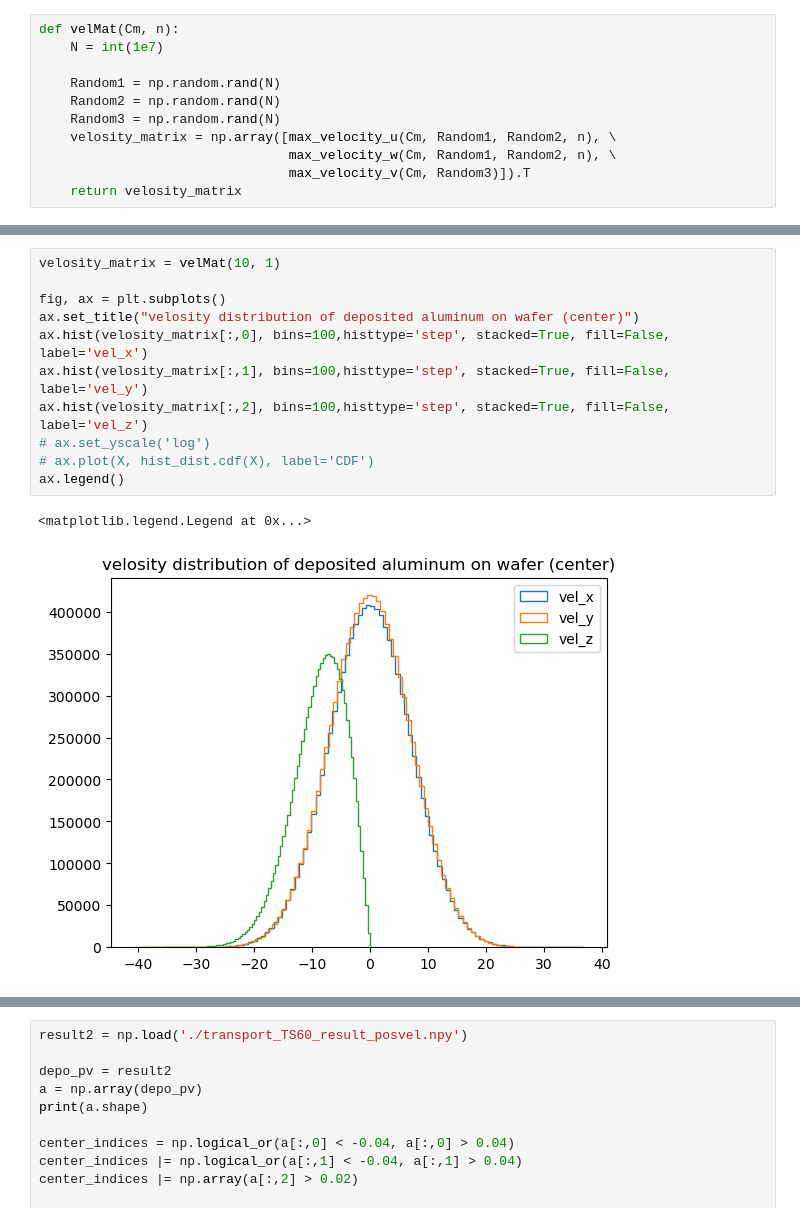
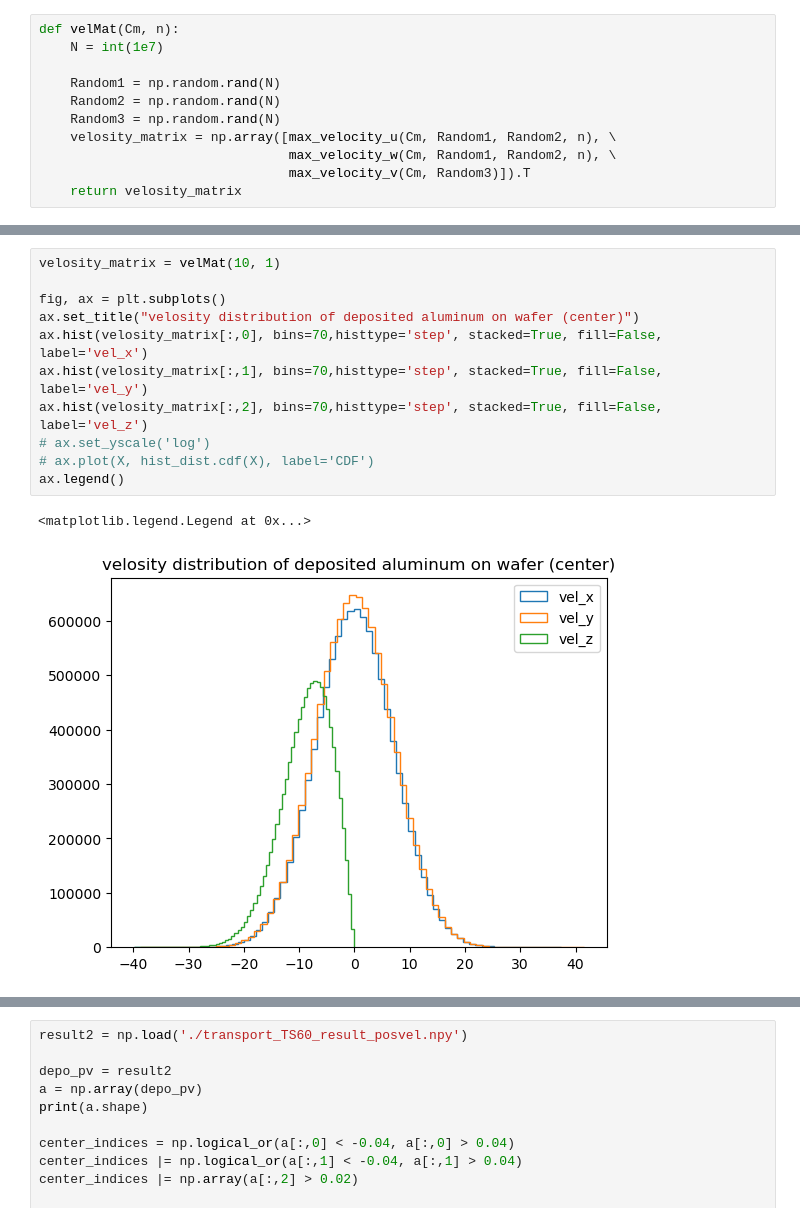
Before and after one commit to ararakitsubasa/etching, a Jupyter notebook: cosin_distrubution.ipynb, the cells around one changed output, grey strips where cells are left out. Drawn from its saved outputs; the diff is of its cells as text.

```diff
--- a/cosin_distrubution.ipynb
+++ b/cosin_distrubution.ipynb
@@ -45,14 +147,14 @@ ax.legend()
 # %%
 velosity_matrix = velMat(10, 1)
 
 fig, ax = plt.subplots()
 ax.set_title("velosity distribution of deposited aluminum on wafer (center)")
-ax.hist(velosity_matrix[:,0], bins=100,histtype='step', stacked=True, fill=False, label='vel_x')
-ax.hist(velosity_matrix[:,1], bins=100,histtype='step', stacked=True, fill=False, label='vel_y')
-ax.hist(velosity_matrix[:,2], bins=100,histtype='step', stacked=True, fill=False, label='vel_z')
+ax.hist(velosity_matrix[:,0], bins=70,histtype='step', stacked=True, fill=False, label='vel_x')
+ax.hist(velosity_matrix[:,1], bins=70,histtype='step', stacked=True, fill=False, label='vel_y')
+ax.hist(velosity_matrix[:,2], bins=70,histtype='step', stacked=True, fill=False, label='vel_z')
 # ax.set_yscale('log')
 # ax.plot(X, hist_dist.cdf(X), label='CDF')
 ax.legend()
 # %% [output]
 <matplotlib.legend.Legend at 0x...>
-[figure, old version]
+[figure, new version]
```
Also changed, not shown: parts of 15 cells of this notebook, 2 other files.
